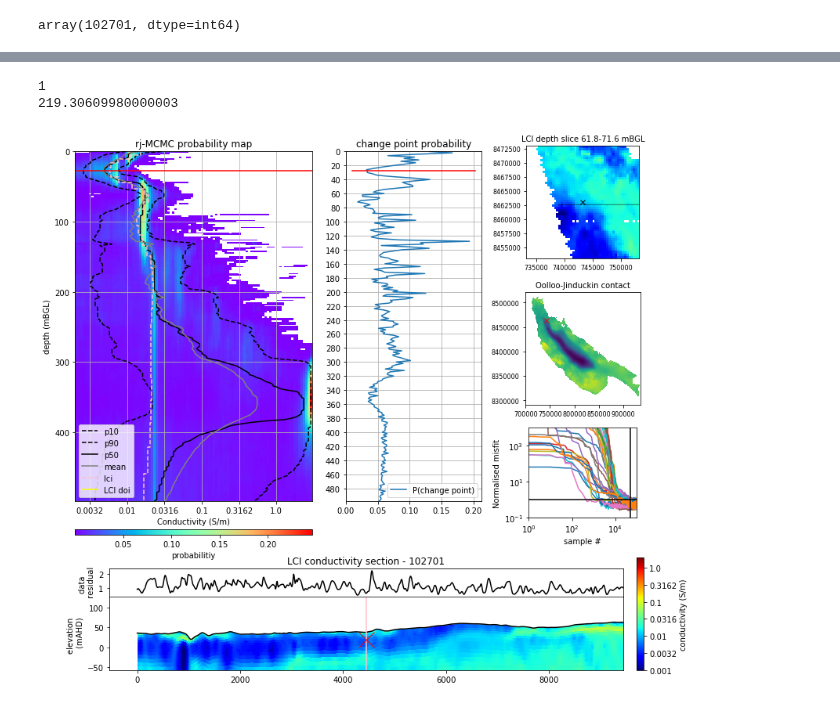
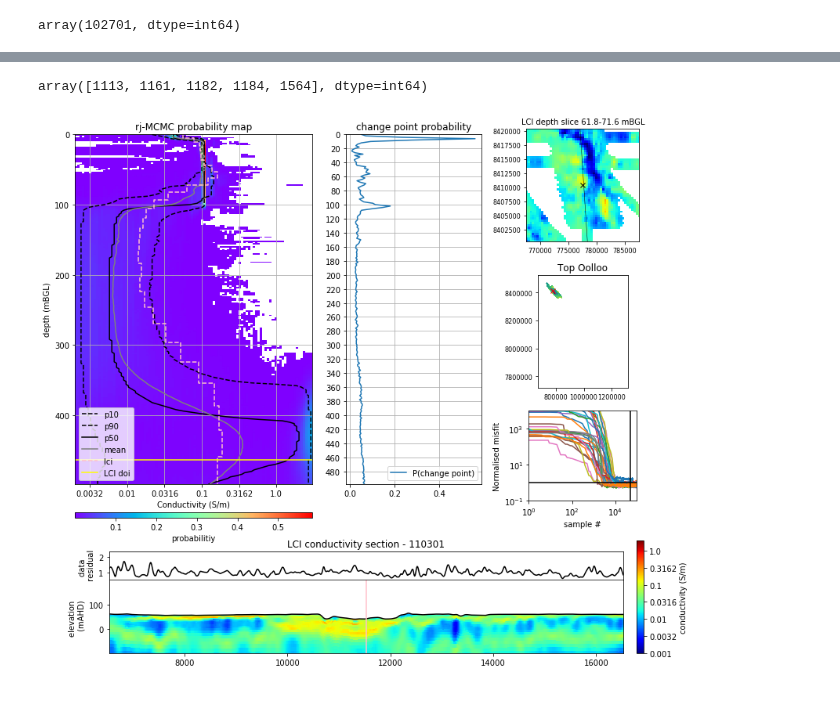
Before and after one commit to GeoscienceAustralia/hydrogeol_utils, a Jupyter notebook: notebooks/DR_AEM_plotting.ipynb, the cells around one changed output, grey strips where cells are left out. Saved outputs shown, nothing was run; the diff lists cells and outputs as text; code cells hidden in the pictures.

```diff
--- a/notebooks/DR_AEM_plotting.ipynb
+++ b/notebooks/DR_AEM_plotting.ipynb
@@ -199,6 +220,7 @@ rj_coords = np.column_stack((rj_dat['easting'][:].data,
 lci_coords =  np.column_stack((lci_dat['easting'][:].data,
                              lci_dat['northing'][:].data))
 
+df['nearest_distance.1'] = -9999
 
 for i in range(coords.shape[0]):
     distances, indices = spatial_functions.nearest_neighbours(coords[i:i+1], rj_coords,
@@ -210,3 +232,4 @@ for i in range(coords.shape[0]):
                                             points_required = 1, max_distance = 500.)
     if not np.isnan(distances[0]):
         df.at[i, 'lci_ind'] = indices[0]
+        df.at[i, 'nearest_distance.1'] = distances[0]
@@ -229,3 +236,7 @@ df
+# %%
+# Drop any points that are not nearby
+
+df = df[df['rj_ind'] != -9999]
 # %%
 # Add the distance along the gridded lines to the dataframe
 
@@ -325,7 +336,7 @@ def DR_plot(D, outfile = None):
                       'ylabel': 'data \n residual',
                       'legend': False},
                      {'title': 'LCI conductivity',
-                      'max_depth': row['Jinduckin'] + 50.,
+                      'max_depth': row['Florina'] + 50.,
                       'shade_doi': True,
                       'colourbar': True,
                       'colourbar_label': 'Conductivity (S/m)',
@@ -381,10 +392,16 @@ def DR_plot(D, outfile = None):
     ax2.legend()
     ax2.grid(which = 'both')
 
-    if not np.isclose(row['Jinduckin'], 0.):
-        ax1.plot(ax1.get_xlim(), [row['Jinduckin'], row['Jinduckin']],
+    #if not np.isclose(row['Jinduckin'], 0.):
+    #    ax1.plot(ax1.get_xlim(), [row['Jinduckin'], row['Jinduckin']],
+    #            c = 'red')
+    #    ax2.plot(ax2.get_xlim(), [row['Jinduckin'], row['Jinduckin']],
+    #            c = 'red')
+
+    if not np.isclose(row['Oolloo'], 0.):
+        ax1.plot(ax1.get_xlim(), [row['Oolloo'], row['Oolloo']],
                 c = 'red')
-        ax2.plot(ax2.get_xlim(), [row['Jinduckin'], row['Jinduckin']],
+        ax2.plot(ax2.get_xlim(), [row['Oolloo'], row['Oolloo']],
                 c = 'red')
 
     ax3.imshow(contact_elev,
@@ -394,7 +411,8 @@ def DR_plot(D, outfile = None):
     #ax3.set_xlim(D['easting'] - 10000., D['easting'] + 10000.)
     #ax3.set_ylim(D['northing'] - 10000., D['northing'] + 10000.)
     ax3.plot(D['easting'],D['northing'], 'x', c = 'r')
-    ax3.set_title('Oolloo-Jinduckin contact', fontsize=10)
+    #ax3.set_title('Oolloo-Jinduckin contact', fontsize=10)
+    ax3.set_title("Top Oolloo")
     ax3.tick_params(axis='both', which='major', labelsize=8)
     ax3.tick_params(axis='both', which='minor', labelsize=8)
     # Ax3 will be our location
@@ -452,8 +470,11 @@ def DR_plot(D, outfile = None):
 
     ax6.plot([dist, dist], [-500, 500], 'pink')
 
-    if not np.isclose(row['bOoloElev'], 0.):
-        ax6.plot(dist, row['bOoloElev'], 'x', c = 'red',
+    #if not np.isclose(row['bOoloElev'], 0.):
+    #    ax6.plot(dist, row['bOoloElev'], 'x', c = 'red',
+    #            markersize = 20)
+    if not np.isclose(row['bFloriElev'], 0.):
+        ax6.plot(dist, row['bFloriElev'], 'x', c = 'red',
                 markersize = 20)
 
     cb2 = fig.colorbar(im2, cax=cbar_ax2, orientation='vertical')
@@ -473,40 +504,41 @@ pts = [1145,1112,1141,1143,1142,1135,1167,1163,1117,1156,
+# %%
+pts = np.unique(df['rj_ind'].values)
+
+pts
+# %% [output]
+array([1113, 1161, 1182, 1184, 1564], dtype=int64)
 # %%
 # Define some coordinates to investigate
-
-#point_ind_rj = pts[16]
+point_ind_rj = pts[4]
 
 cond_gen = gen(df[df['rj_ind'] == point_ind_rj])
 
-print(len(df[df['rj_ind'] == point_ind_rj]))
-print(row['nearest_distance.1'])
 
 ind, row = next(cond_gen)
 
 # Get the nearest lci point
 
 easting, northing = row['easting'], row['northing']
 
 point_ind_lci= row['lci_ind']
 
 plt.close('all')
 
 D = extract_data()
 
 D['easting'], D['northing'] = easting, northing
 
 line = D['line']
 
 # Find distance along the lci section
 dist = xy_2_var(gridded_vars[line],
                  np.array([[easting, northing]]),
                          'grid_distances')
 
 
 fig = DR_plot(D)
-plt.savefig(r"C:\Users\PCUser\Desktop\NSC_data\DR_interp\rjplots\\" + row['BORE_NO'] + ".png", dpi = 150)
+plt.savefig(r"C:\Users\PCUser\Desktop\NSC_data\DR_interp\rjplots\\Florina_" + row['BORE_NO'] + ".png", dpi = 150)
 #cid=  fig.canvas.mpl_connect('button_press_event', onclick)
 plt.show()
 # %% [output]
-1
-219.30609980000003
-[figure, old version]
+[figure, new version]
```
Also changed, not shown: parts of 8 cells of this notebook, 3 other files.
